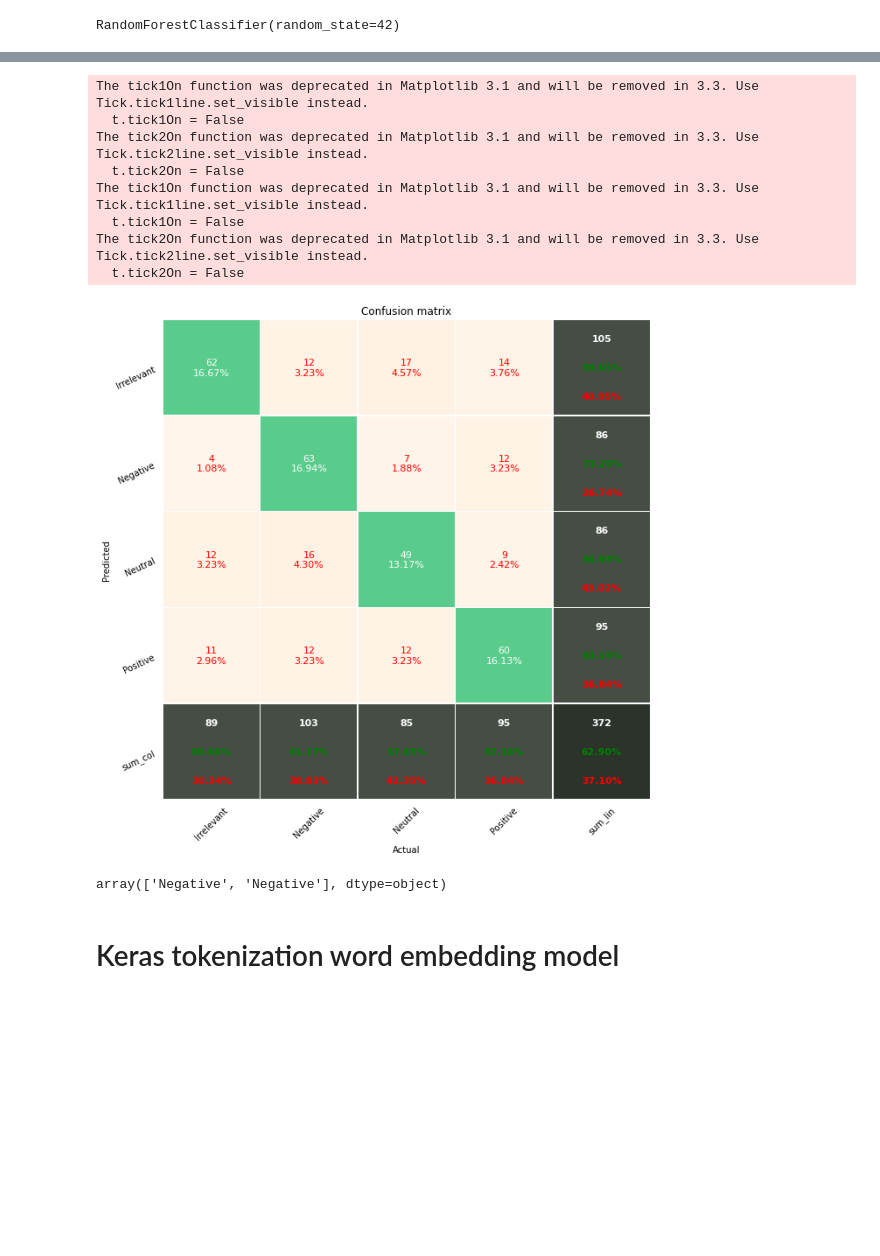
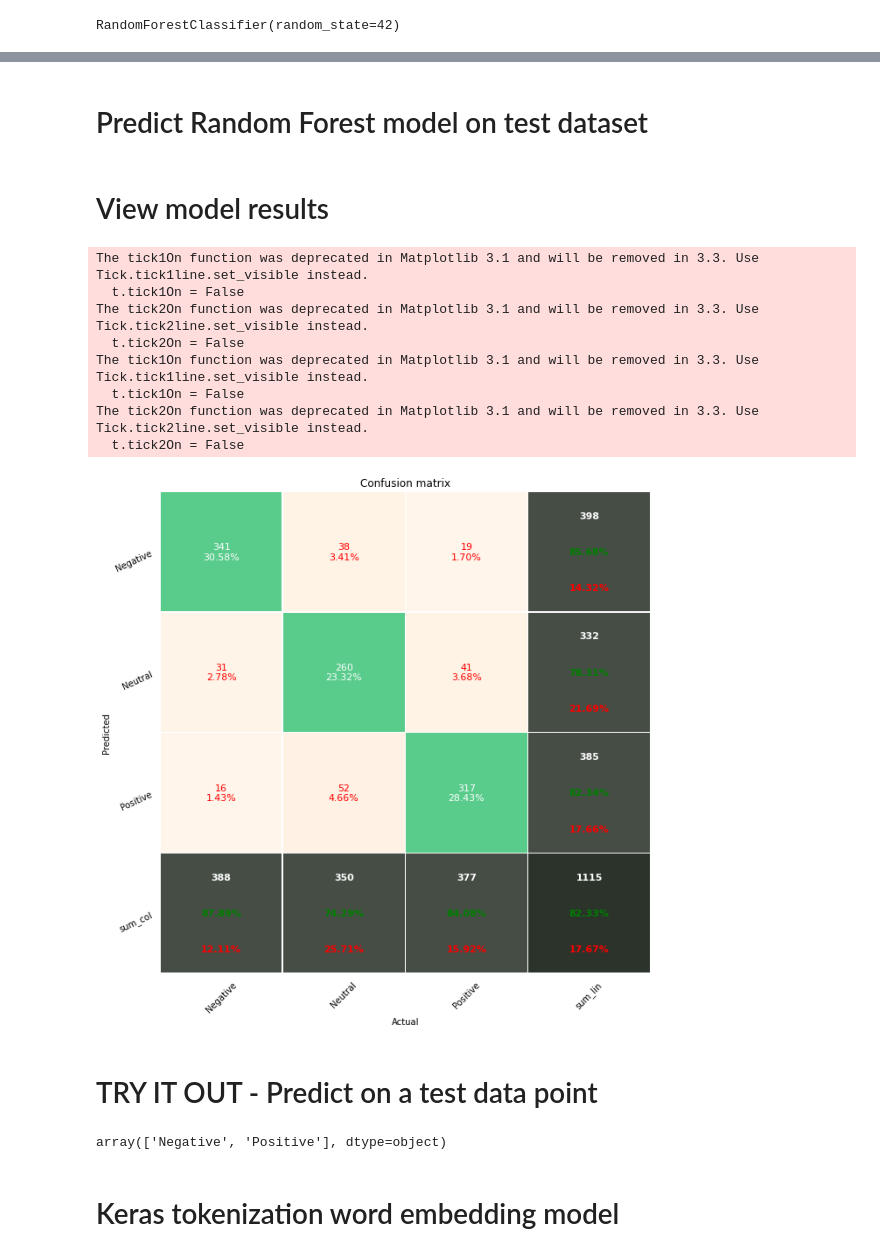
Before and after one commit to ConcurDataScience/ConcurMLWorkshop, a Jupyter notebook: 03_Model_Building/sentiment-classification-twitter.ipynb, the cells around one changed output, grey strips where cells are left out. Saved outputs shown, nothing was run; the diff lists cells and outputs as text; code cells hidden in the pictures; blank space fills up the shorter version.

```diff
--- a/03_Model_Building/sentiment-classification-twitter.ipynb
+++ b/03_Model_Building/sentiment-classification-twitter.ipynb
@@ -188,3 +158,5 @@ memory usage: 4.1+ MB
+# %%
+df['sentiment'] = np.where(df.sentiment=='Irrelevant', 'Neutral', df.sentiment)
 # %% [markdown]
 # Filter out rows where tweet_text is NULL
 # %%
@@ -196,8 +168,11 @@ df['tweet_text'] = df['tweet_text'].astype(str)
 # %%
-number_of_rows_each_class = 2000
+number_of_rows_each_class = 8000
 dfs_list = []
 for unique_sentiment in np.unique(df.sentiment):
-    df_sentiment = df[df.sentiment == unique_sentiment].sample(n=number_of_rows_each_class, random_state = 42)
+    df_sentiment = df[df.sentiment == unique_sentiment]
+    if df_sentiment.shape[0] > number_of_rows_each_class:
+        df_sentiment = df_sentiment.sample(n=number_of_rows_each_class, random_state = 42)
+
     dfs_list.append(df_sentiment)
 df = pd.concat(dfs_list)
 df = df.sample(frac=1, random_state = 42)
@@ -238 +215,14 @@ word_cloud((df[df.sentiment=='Positive'].tweet_text).str.cat(sep=' '))
+# %%
+# Assign each of the classes to a number as certain ML models doesn't accept strings
+class_to_index = {"Neutral":0, "Negative":1, "Positive": 2}
+
+#Creates a reverse dictionary
+index_to_class = dict((v,k) for k, v in class_to_index.items())
+
+#Creates lambda functions, applying the appropriate dictionary
+names_to_ids = lambda n: np.array([class_to_index.get(x) for x in n])
+ids_to_names = lambda n: np.array([index_to_class.get(x) for x in n])
+
+#Convert the "Sentiment" column into indexes
+df["sentiment_index"] = names_to_ids(df["sentiment"])
 # %% [markdown]
@@ -313,8 +312,10 @@ y_test = test_df['sentiment']
 # Use TF IDF Vectorizer
 # %%
 # TF-IDF feature matrix
-max_number_of_words = 1000
-tfidf_vectorizer = TfidfVectorizer(max_df=0.90, min_df=2, max_features=max_number_of_words, lowercase =True, stop_words='english', token_pattern=r'\w{2,}')
+max_number_of_words = 5000
+tfidf_vectorizer = TfidfVectorizer(use_idf=True, max_df=0.95, min_df=2, max_features=max_number_of_words, lowercase =True, stop_words='english', token_pattern=r'\w{3,}')
 tfidf_vectorizer.fit(X_train)
 print('No. of feature_words: ', len(tfidf_vectorizer.get_feature_names()))
+X_train = tfidf_vectorizer.transform(X_train)
+X_test  = tfidf_vectorizer.transform(X_test)
 # %% [output]
@@ -338,24 +370,30 @@ joblib.dump(rf_clf, f'{current_path}/random_forest_model_files/random_forest.job
+# %% [markdown]
+# Predict Random Forest model on test dataset
 # %%
 rf_predictions = rf_clf.predict(X_test)
+# %% [markdown]
+# View model results
 # %%
 from pretty_confusion_matrix import *
-pp_matrix_from_data(y_test, rf_predictions, columns = ['Irrelevant','Negative', 'Neutral', 'Positive'])
+pp_matrix_from_data(y_test, rf_predictions, columns = ['Negative', 'Neutral', 'Positive'])
 # %% [output]
 The tick1On function was deprecated in Matplotlib 3.1 and will be removed in 3.3. Use Tick.tick1line.set_visible instead.
   t.tick1On = False
 The tick2On function was deprecated in Matplotlib 3.1 and will be removed in 3.3. Use Tick.tick2line.set_visible instead.
   t.tick2On = False
 The tick1On function was deprecated in Matplotlib 3.1 and will be removed in 3.3. Use Tick.tick1line.set_visible instead.
   t.tick1On = False
 The tick2On function was deprecated in Matplotlib 3.1 and will be removed in 3.3. Use Tick.tick2line.set_visible instead.
   t.tick2On = False
-[figure, old version]
+[figure, new version]
+# %% [markdown]
+# TRY IT OUT - Predict on a test data point
 # %%
 # predict
 # load
 tfidf_vectorizer = joblib.load(f'{current_path}/random_forest_model_files/tfidf_vectorizer.joblib')
 rf_clf = joblib.load(f'{current_path}/random_forest_model_files/random_forest.joblib')
-negative_tweet_text = 'i had an very sick bad service'
+negative_tweet_text = 'That is really a bad service'
 positive_tweet_text = 'i had an excellent service'
 def predict(tweet_texts, tfidf_vectorizer):
     processed_texts = []
@@ -369,6 +407,6 @@ def predict(tweet_texts, tfidf_vectorizer):
     return predictions
 predict([negative_tweet_text, positive_tweet_text], tfidf_vectorizer)
 # %% [output]
-array(['Negative', 'Negative'], dtype=object)
+array(['Negative', 'Positive'], dtype=object)
 # %% [markdown]
 # Keras tokenization word embedding model
```
Also changed, not shown: parts of 55 cells of this notebook, 2 other files.
